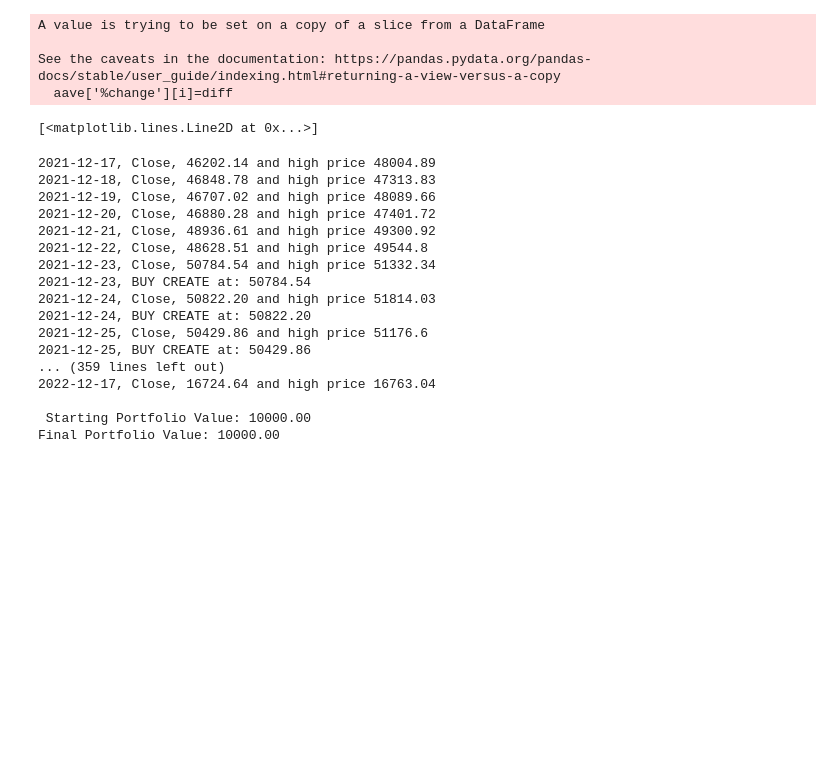
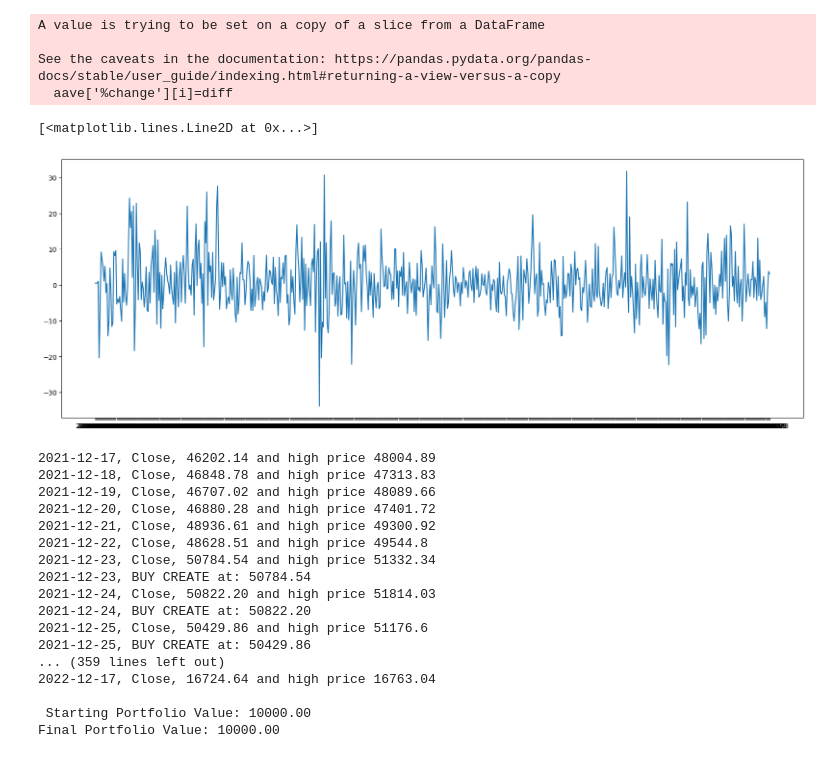
Before and after one commit to erfanvahdat/Algorithm_Trading_01, a Jupyter notebook: Trading.ipynb, the cells around one changed output. Cells and saved outputs as stored; diff of their text form; code cells hidden in the pictures; blank space fills up the shorter version.

```diff
--- a/Trading.ipynb
+++ b/Trading.ipynb
@@ -78,11 +78,14 @@ A value is trying to be set on a copy of a slice from a DataFrame
 See the caveats in the documentation: https://pandas.pydata.org/pandas-docs/stable/user_guide/indexing.html#returning-a-view-versus-a-copy
   aave['%change'][i]=diff
 # %%
+plt.figure(figsize=(20,7))
 plt.plot(aave.index,aave['%change'])
 # aave['%change'][0]=0.5
 # aave['%change'][1]=0.5
+Aave
 # %% [output]
 [<matplotlib.lines.Line2D at 0x...>]
+[figure, added]
 # %%
 from __future__ import (absolute_import, division, print_function,
                         unicode_literals)
```
Also changed, not shown: parts of 1 cell of this notebook.
